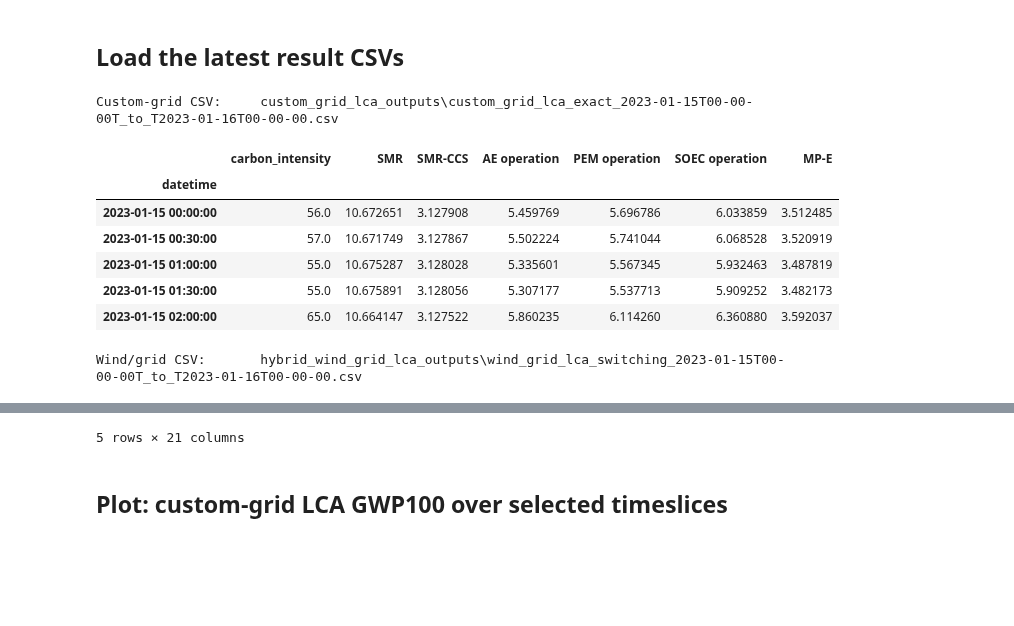
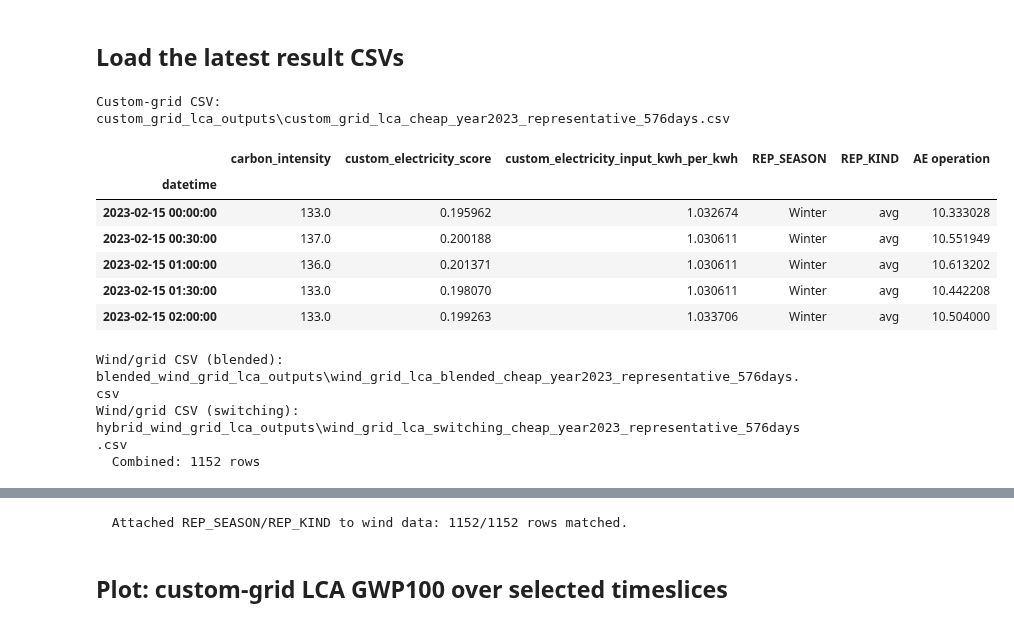
Before and after one commit to louis123sch/ukelectrolyserlca, a Jupyter notebook: 2.dashboard_lca.ipynb, the cells around one changed output, grey strips where cells are left out. Cells and saved outputs as stored; diff of their text form; code cells hidden in the pictures; blank space fills up the shorter version.

```diff
--- a/2.dashboard_lca.ipynb
+++ b/2.dashboard_lca.ipynb
@@ -117,41 +97,80 @@ Mean grid fraction: 0.6333654270833333
 # %%
 from pathlib import Path
 import pandas as pd
 
 def latest_csv(folder):
     folder = Path(folder)
     if not folder.exists():
         return None
     files = sorted(folder.glob("*.csv"), key=lambda p: p.stat().st_mtime, reverse=True)
     return files[0] if files else None
 
 grid_csv = latest_csv(GRID_OUTPUT_DIR)
 print("Custom-grid CSV:    ", grid_csv)
 if grid_csv is not None:
     grid_df_results = pd.read_csv(grid_csv, parse_dates=["datetime"]).set_index("datetime")
     display(grid_df_results.head())
 else:
     grid_df_results = None
     print("  (no output found — run custom_grid.ipynb)")
 
-wind_folder = (WIND_OUTPUT_DIR_BLENDED if WIND_LCA_MODE == "blended"
-               else WIND_OUTPUT_DIR_SWITCHING)
-wind_csv = latest_csv(wind_folder)
-print("Wind/grid CSV:      ", wind_csv)
-if wind_csv is not None:
-    wind_df_results = pd.read_csv(wind_csv, parse_dates=["datetime"])
-    display(wind_df_results.head())
+if WIND_LCA_MODE == "both":
+    # Load both blended and switching CSVs
+    blended_csv = latest_csv(WIND_OUTPUT_DIR_BLENDED)
+    switching_csv = latest_csv(WIND_OUTPUT_DIR_SWITCHING)
+    print("Wind/grid CSV (blended):  ", blended_csv)
+    print("Wind/grid CSV (switching):", switching_csv)
+
+    dfs = []
+    if blended_csv is not None:
+        dfs.append(pd.read_csv(blended_csv, parse_dates=["datetime"]))
+    if switching_csv is not None:
+        dfs.append(pd.read_csv(switching_csv, parse_dates=["datetime"]))
+
+    if dfs:
+        wind_df_results = pd.concat(dfs, ignore_index=True)
+        print(f"  Combined: {len(wind_df_results)} rows")
+        display(wind_df_results.head())
+    else:
+        wind_df_results = None
+        print("  (no output found — run wind_power.ipynb)")
 else:
-    wind_df_results = None
-    print("  (no output found — run wind_power.ipynb)")
+    wind_folder = (WIND_OUTPUT_DIR_BLENDED if WIND_LCA_MODE == "blended"
+                   else WIND_OUTPUT_DIR_SWITCHING)
+    wind_csv = latest_csv(wind_folder)
+    print("Wind/grid CSV:      ", wind_csv)
+    if wind_csv is not None:
+        wind_df_results = pd.read_csv(wind_csv, parse_dates=["datetime"])
+        display(wind_df_results.head())
+    else:
+        wind_df_results = None
+        print("  (no output found — run wind_power.ipynb)")
+
+# Attach representative-day labels (REP_SEASON / REP_KIND) to the wind data.
+# The wind CSVs don't carry these columns, but the grid CSV does, and both share
+# the same half-hour timestamps. Merging on datetime lets every plot/table align
+# on the canonical (season, kind) identity instead of fragile raw-date matching.
+if (wind_df_results is not None and not wind_df_results.empty
+        and grid_df_results is not None and not grid_df_results.empty
+        and "REP_SEASON" in grid_df_results.columns
+        and "REP_SEASON" not in wind_df_results.columns):
+    wind_df_results["datetime"] = pd.to_datetime(wind_df_results["datetime"])
+    rep_map = (grid_df_results.reset_index()[["datetime", "REP_SEASON", "REP_KIND"]]
+               .drop_duplicates("datetime"))
+    wind_df_results = wind_df_results.merge(rep_map, on="datetime", how="left")
+    matched = wind_df_results["REP_SEASON"].notna().sum()
+    print(f"  Attached REP_SEASON/REP_KIND to wind data: "
+          f"{matched}/{len(wind_df_results)} rows matched.")
 # %% [output]
-Custom-grid CSV:     custom_grid_lca_outputs\custom_grid_lca_exact_2023-01-15T00-00-00T_to_T2023-01-16T00-00-00.csv
+Custom-grid CSV:     custom_grid_lca_outputs\custom_grid_lca_cheap_year2023_representative_576days.csv
-|  | carbon_intensity | SMR | SMR-CCS | AE operation | PEM operation | SOEC operation | MP-E |
-| datetime |  |  |  |  |  |  |  |
-| 2023-01-15 00:00:00 | 56.0 | 10.672651 | 3.127908 | 5.459769 | 5.696786 | 6.033859 | 3.512485 |
-| 2023-01-15 00:30:00 | 57.0 | 10.671749 | 3.127867 | 5.502224 | 5.741044 | 6.068528 | 3.520919 |
-| 2023-01-15 01:00:00 | 55.0 | 10.675287 | 3.128028 | 5.335601 | 5.567345 | 5.932463 | 3.487819 |
-| 2023-01-15 01:30:00 | 55.0 | 10.675891 | 3.128056 | 5.307177 | 5.537713 | 5.909252 | 3.482173 |
-| 2023-01-15 02:00:00 | 65.0 | 10.664147 | 3.127522 | 5.860235 | 6.114260 | 6.360880 | 3.592037 |
+|  | carbon_intensity | custom_electricity_score | custom_electricity_input_kwh_per_kwh | REP_SEASON | REP_KIND | AE operation |
+| datetime |  |  |  |  |  |  |
+| 2023-02-15 00:00:00 | 133.0 | 0.195962 | 1.032674 | Winter | avg | 10.333028 |
+| 2023-02-15 00:30:00 | 137.0 | 0.200188 | 1.030611 | Winter | avg | 10.551949 |
+| 2023-02-15 01:00:00 | 136.0 | 0.201371 | 1.030611 | Winter | avg | 10.613202 |
+| 2023-02-15 01:30:00 | 133.0 | 0.198070 | 1.030611 | Winter | avg | 10.442208 |
+| 2023-02-15 02:00:00 | 133.0 | 0.199263 | 1.033706 | Winter | avg | 10.504000 |
-Wind/grid CSV:       hybrid_wind_grid_lca_outputs\wind_grid_lca_switching_2023-01-15T00-00-00T_to_T2023-01-16T00-00-00.csv
+Wind/grid CSV (blended):   blended_wind_grid_lca_outputs\wind_grid_lca_blended_cheap_year2023_representative_576days.csv
+Wind/grid CSV (switching): hybrid_wind_grid_lca_outputs\wind_grid_lca_switching_cheap_year2023_representative_576days.csv
+  Combined: 1152 rows
 |  | datetime | lca_mode | electrolyser_tech | scenario | wind_power_kw | grid_carbon_intensity_gco2_per_kwh | ... |
@@ -163,4 +182,4 @@ Wind/grid CSV:       hybrid_wind_grid_lca_outputs\wind_grid_lca_switching_2023-0
-5 rows × 21 columns
+  Attached REP_SEASON/REP_KIND to wind data: 1152/1152 rows matched.
 # %% [markdown]
 ## Plot: custom-grid LCA GWP100 over selected timeslices
 # %%
```
Also changed, not shown: parts of 8 cells of this notebook, 1 other file.
